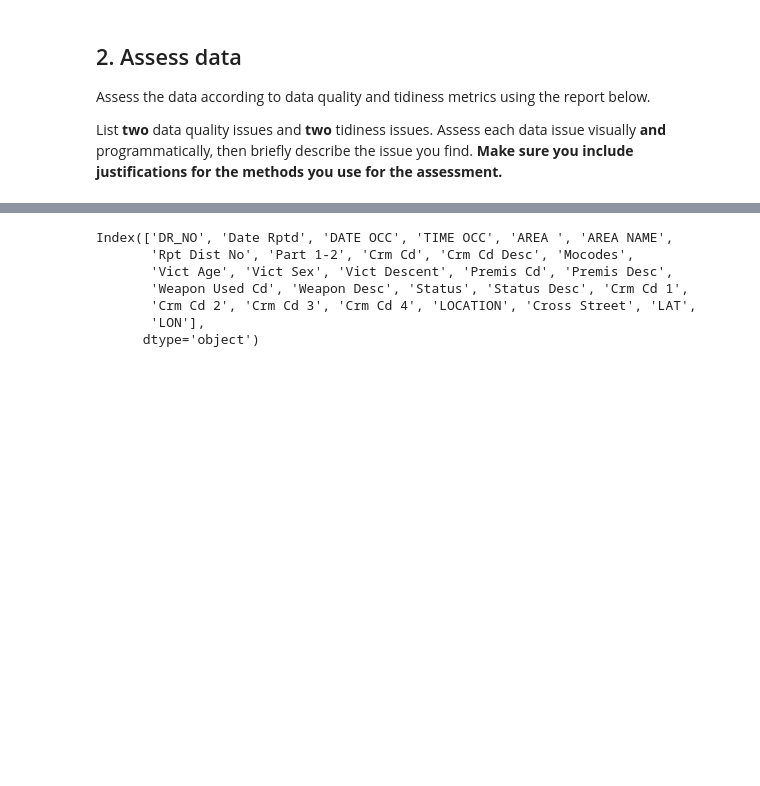
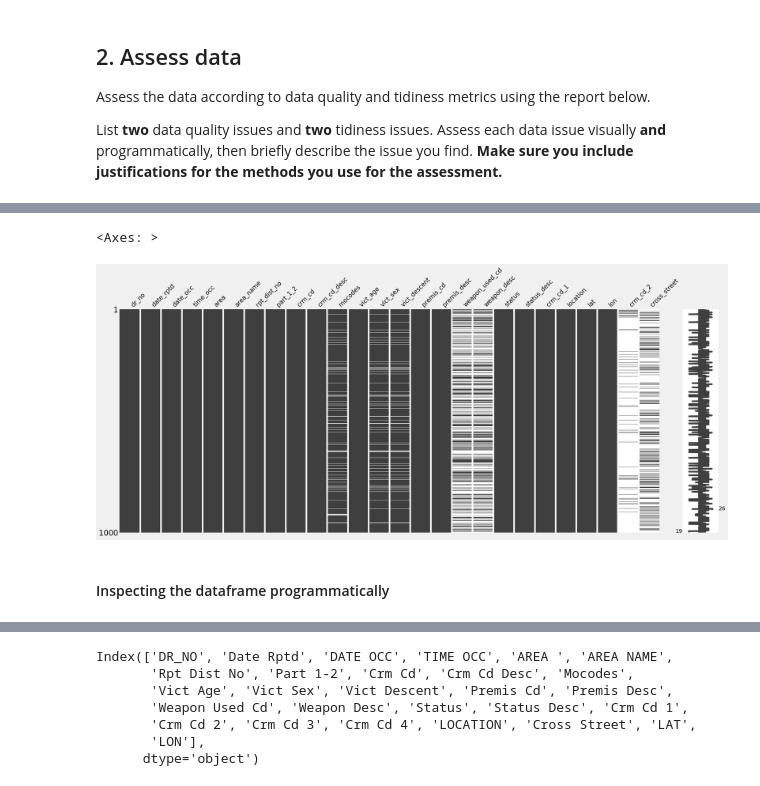
Before and after one commit to masiod/Fred_data, a Jupyter notebook: Data_Wrangling_Project_Starter.ipynb, the cells around one changed output, grey strips where cells are left out. Saved outputs shown, nothing was run; the diff lists cells and outputs as text; code cells hidden in the pictures; blank space fills up the shorter version.

```diff
--- a/Data_Wrangling_Project_Starter.ipynb
+++ b/Data_Wrangling_Project_Starter.ipynb
@@ -150,0 +126,8 @@ List **two** data quality issues and **two** tidiness issues. Assess each data i
+# %%
+##visualize missing data on the dataframe
+msno.matrix(data_crime_2024)
+# %% [output]
+<Axes: >
+[figure, added]
+# %% [markdown]
+#### Inspecting the dataframe programmatically
```
Also changed, not shown: parts of 43 cells of this notebook.
